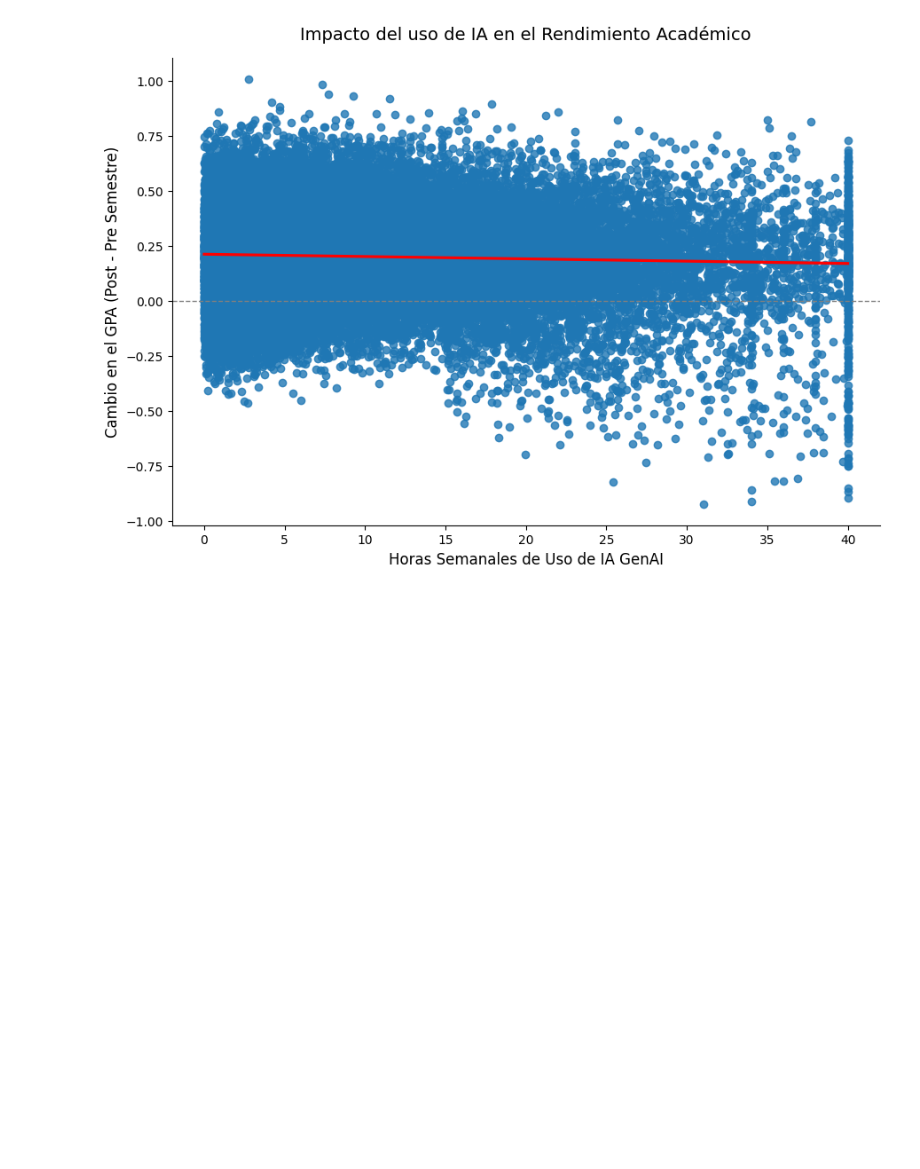
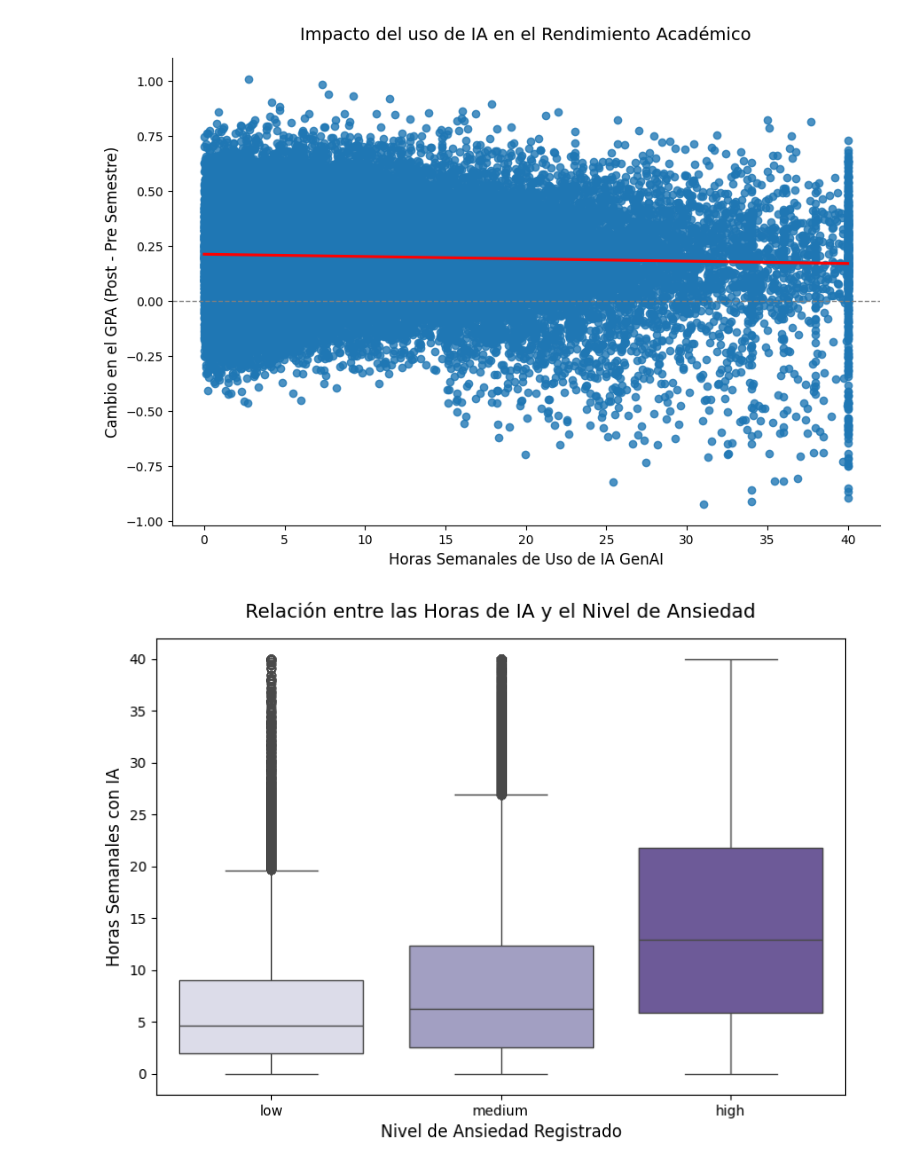
Before and after one commit to crwendler7-lab/Data-Science-II, a Jupyter notebook: TrabajoCDII.ipynb, the cells around one changed output. Cells and saved outputs as stored; diff of their text form; code cells hidden in the pictures; blank space fills up the shorter version.

```diff
--- a/TrabajoCDII.ipynb
+++ b/TrabajoCDII.ipynb
@@ -187,3 +189,28 @@ plt.show()
 # %% [output]
 <Figure size 1000x600 with 0 Axes>
 [figure]
+# %%
+plt.figure(figsize=(9, 6))
+orden_ansiedad = ['low', 'medium', 'high']
+
+# Categorize 'Ansiedad' column into 'low', 'medium', 'high'
+bins = [0, 3, 7, 10] # Define bins for numerical anxiety levels
+labels = ['low', 'medium', 'high'] # Define corresponding labels
+df['Nivel_de_Ansiedad_Categorico'] = pd.cut(df['Ansiedad'], bins=bins, labels=labels, right=True, include_lowest=True)
+
+sns.boxplot(
+    data=df,
+    x='Nivel_de_Ansiedad_Categorico', # Use the new categorical column for x-axis
+    y='Horas_semanales_con_IA',
+    order=orden_ansiedad, # Use the defined order for categories
+    palette='Purples',
+    hue='Nivel_de_Ansiedad_Categorico', # Also use the new categorical column for hue for consistent coloring
+    legend=False
+)
+plt.title('Relación entre las Horas de IA y el Nivel de Ansiedad', fontsize=14, pad=15)
+plt.xlabel('Nivel de Ansiedad Registrado', fontsize=12)
+plt.ylabel('Horas Semanales con IA', fontsize=12)
+
+plt.show()
+# %% [output]
+[figure, added]
```
Also changed, not shown: parts of 5 cells of this notebook.
